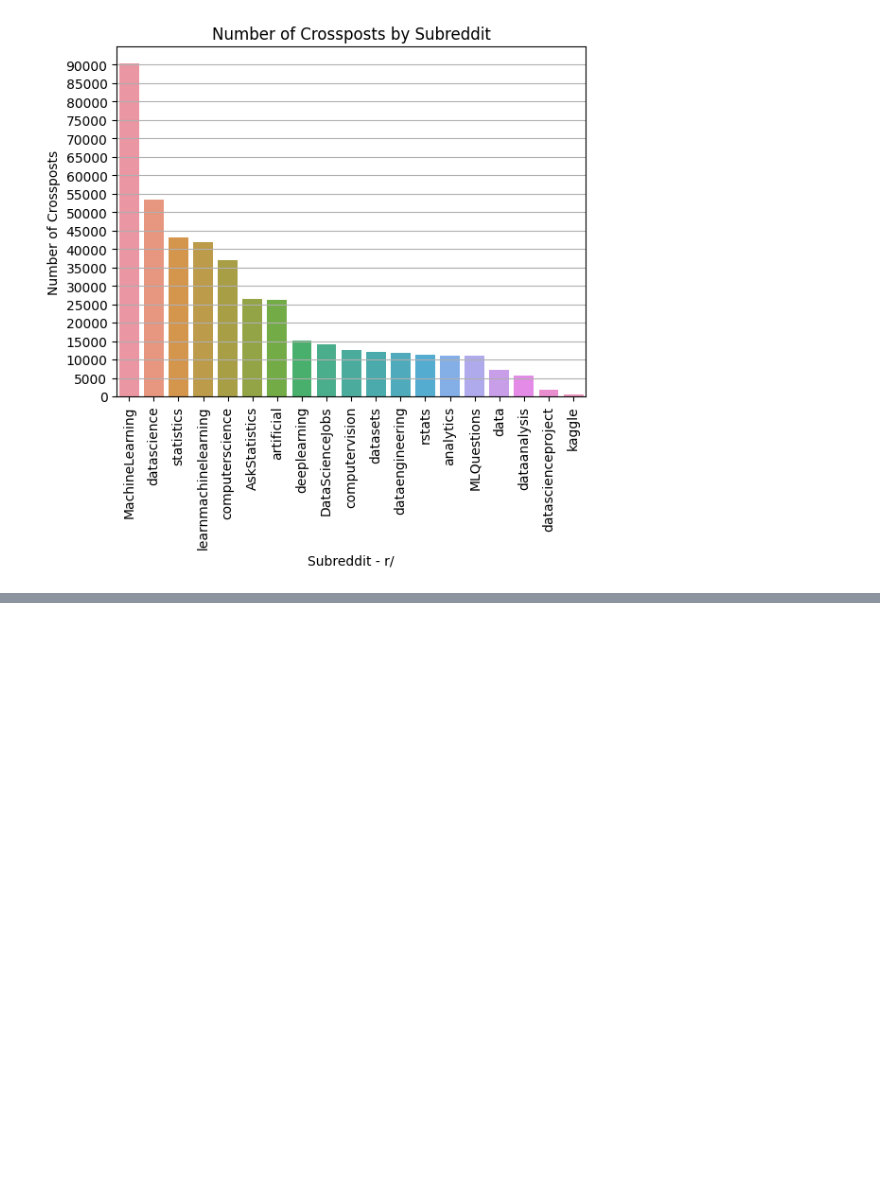
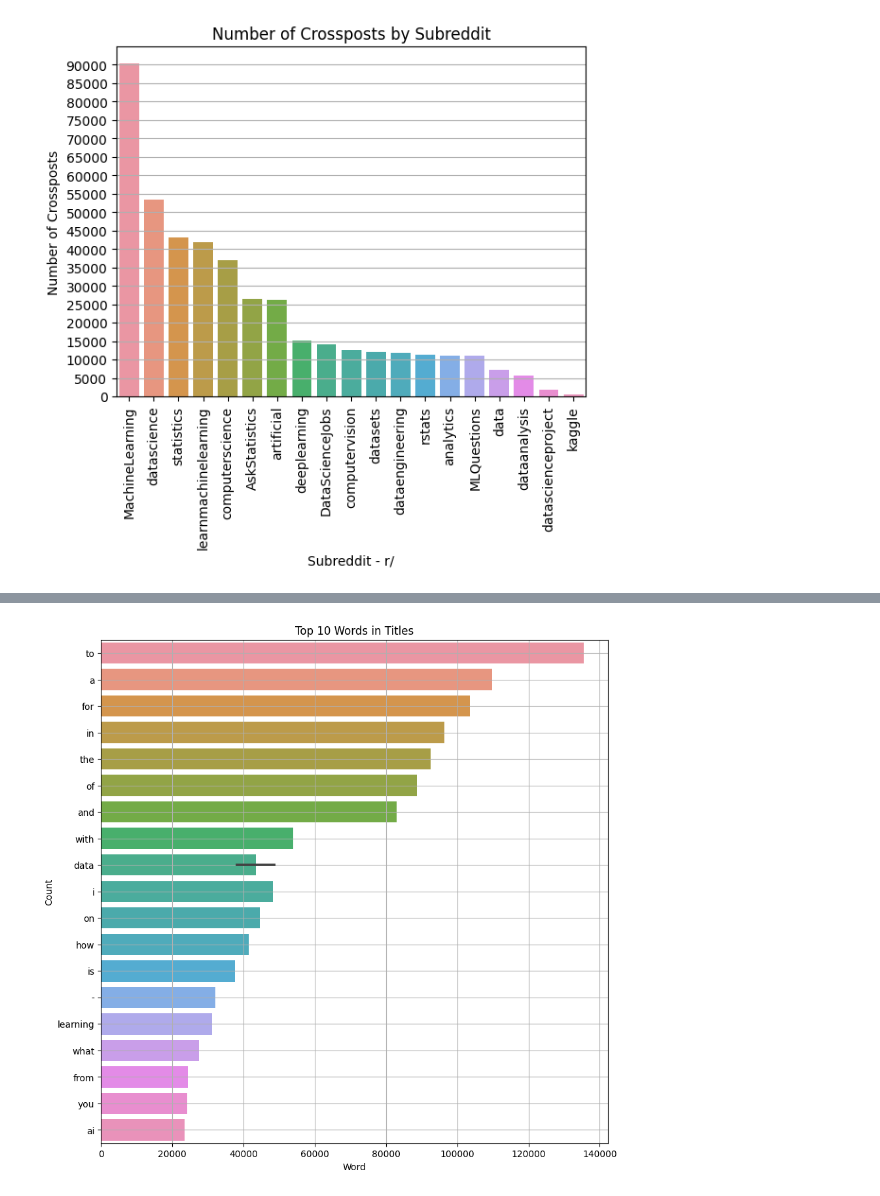
Before and after one commit to fdac22/MiniProject1, a Jupyter notebook: dwill148.ipynb, the cells around one changed output, grey strips where cells are left out. Drawn from its saved outputs; the diff is of its cells as text; code cells hidden in the pictures; blank space fills up the shorter version.

```diff
--- a/dwill148.ipynb
+++ b/dwill148.ipynb
@@ -95,0 +99,19 @@ Text(0, 0.5, 'Number of Crossposts')
+# %%
+# What is the most common word in the titles?
+words = []
+for title in df['title']:
+    words.extend(title.split())
+
+# create a dataframe of the words and their counts
+word_counts = pd.DataFrame(words, columns=['word'])
+word_counts = word_counts.groupby('word')['word'].count().sort_values(ascending=False).reset_index(name='count')
+word_counts['word'] = word_counts['word'].str.lower()
+
+plt.figure(figsize=(10, 10))
+plt.title('Top 10 Words in Titles')
+sns.barplot(y='word', x='count', data=word_counts.head(20))
+plt.xlabel('Word')
+plt.ylabel('Count')
+plt.grid(True)
+# %% [output]
+[figure, added]
```
Also changed, not shown: parts of 19 cells of this notebook.
